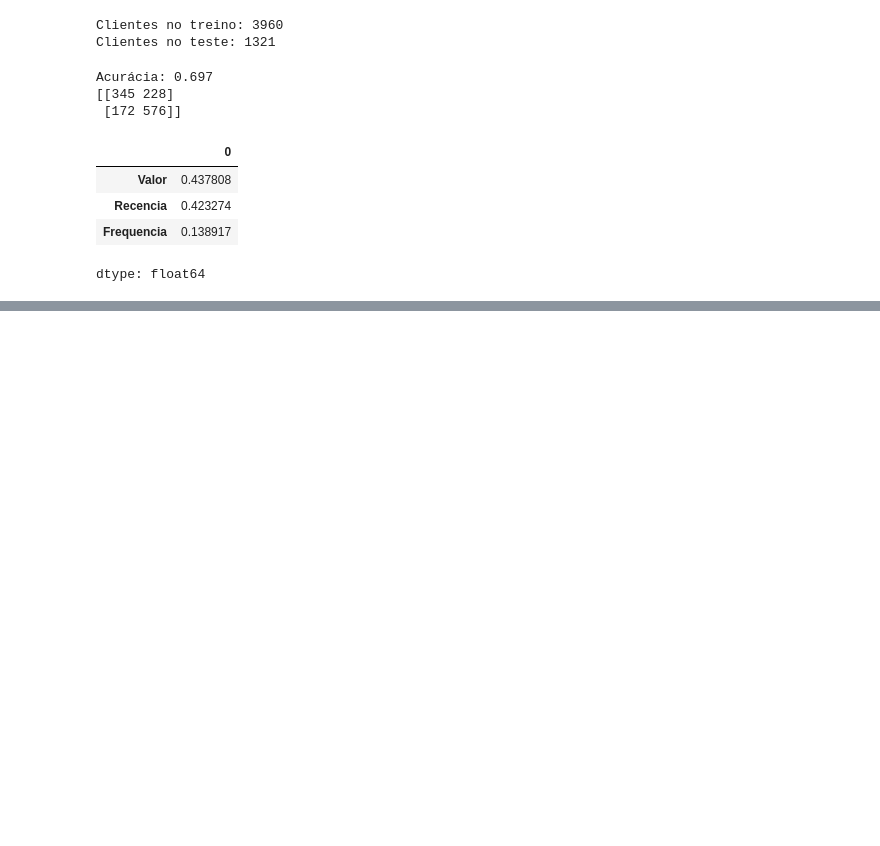
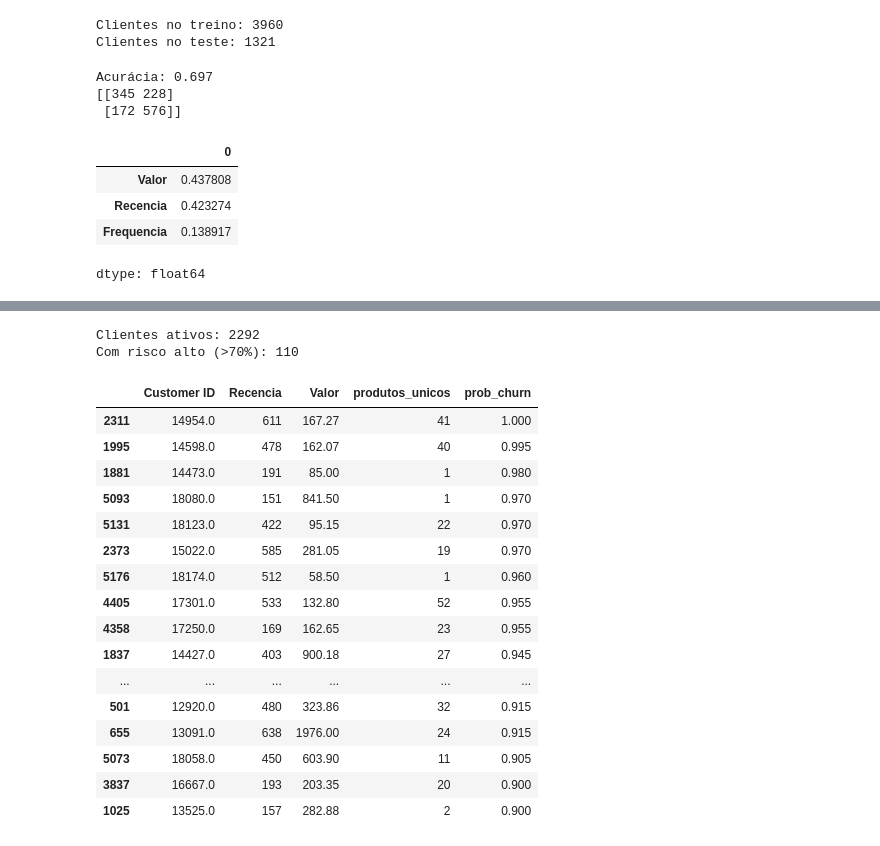
Before and after one commit to Victor-Castrol/projeto-2-cohort-churn, a Jupyter notebook: 01_exploracao.ipynb, the cells around one changed output, grey strips where cells are left out. Saved outputs shown, nothing was run; the diff lists cells and outputs as text; code cells hidden in the pictures; blank space fills up the shorter version.

```diff
--- a/01_exploracao.ipynb
+++ b/01_exploracao.ipynb
@@ -333,0 +402,25 @@ dtype: float64
+# %%
+# Junta as novas features na tabela do modelo
+base = rfm_modelo.merge(novas, left_on='Customer ID', right_index=True, how='left')
+
+# Preenche clientes sem features novas com valores neutros
+base = base.fillna({'ticket_medio': 0, 'produtos_unicos': 0,
+                    'num_faturas': 0, 'intervalo_medio': 999,
+                    'tempo_cliente_dias': 0})
+
+X = base[['Recencia', 'Frequencia', 'Valor',
+          'ticket_medio', 'produtos_unicos',
+          'intervalo_medio', 'tempo_cliente_dias']]
+y = base['Churn']
+
+from sklearn.model_selection import train_test_split
+from sklearn.ensemble import RandomForestClassifier
+
+X_treino, X_teste, y_treino, y_teste = train_test_split(
+    X, y, test_size=0.25, random_state=42
+)
+
+modelo = RandomForestClassifier(n_estimators=200, random_state=42)
+modelo.fit(X_treino, y_treino)
+
+print(f'Treino: {len(X_treino)} | Teste: {len(X_teste)}')
@@ -333,0 +461,32 @@ dtype: float64
+# %%
+# Aplica o modelo em todos os clientes e ranqueia por risco
+base['prob_churn'] = modelo.predict_proba(X)[:, 1]
+
+# Clientes ativos (que ainda não deram churn) com maior risco
+em_risco = base[base['Churn'] == 0].sort_values('prob_churn', ascending=False)
+
+print(f"Clientes ativos: {len(em_risco)}")
+print(f"Com risco alto (>70%): {(em_risco['prob_churn'] > 0.7).sum()}")
+
+# Top 20 pra ação imediata de retenção
+em_risco[['Customer ID', 'Recencia', 'Valor', 'produtos_unicos', 'prob_churn']].head(20)
+# %% [output]
+Clientes ativos: 2292
+Com risco alto (>70%): 110
+|  | Customer ID | Recencia | Valor | produtos_unicos | prob_churn |
+| 2311 | 14954.0 | 611 | 167.27 | 41 | 1.000 |
+| 1995 | 14598.0 | 478 | 162.07 | 40 | 0.995 |
+| 1881 | 14473.0 | 191 | 85.00 | 1 | 0.980 |
+| 5093 | 18080.0 | 151 | 841.50 | 1 | 0.970 |
+| 5131 | 18123.0 | 422 | 95.15 | 22 | 0.970 |
+| 2373 | 15022.0 | 585 | 281.05 | 19 | 0.970 |
+| 5176 | 18174.0 | 512 | 58.50 | 1 | 0.960 |
+| 4405 | 17301.0 | 533 | 132.80 | 52 | 0.955 |
+| 4358 | 17250.0 | 169 | 162.65 | 23 | 0.955 |
+| 1837 | 14427.0 | 403 | 900.18 | 27 | 0.945 |
+| ... | ... | ... | ... | ... | ... |
+| 501 | 12920.0 | 480 | 323.86 | 32 | 0.915 |
+| 655 | 13091.0 | 638 | 1976.00 | 24 | 0.915 |
+| 5073 | 18058.0 | 450 | 603.90 | 11 | 0.905 |
+| 3837 | 16667.0 | 193 | 203.35 | 20 | 0.900 |
+| 1025 | 13525.0 | 157 | 282.88 | 2 | 0.900 |
```
Also changed, not shown: parts of 8 cells of this notebook, 1 other file.
